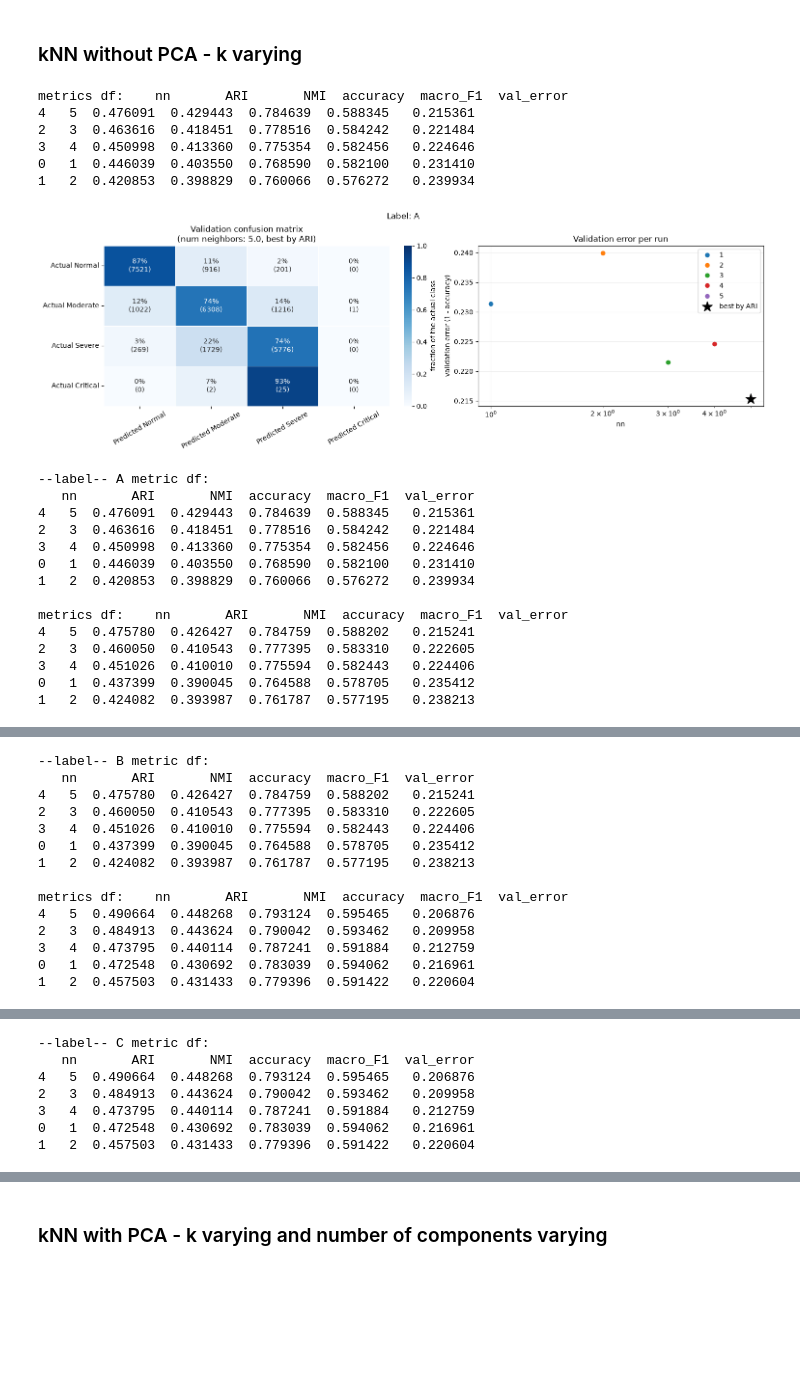
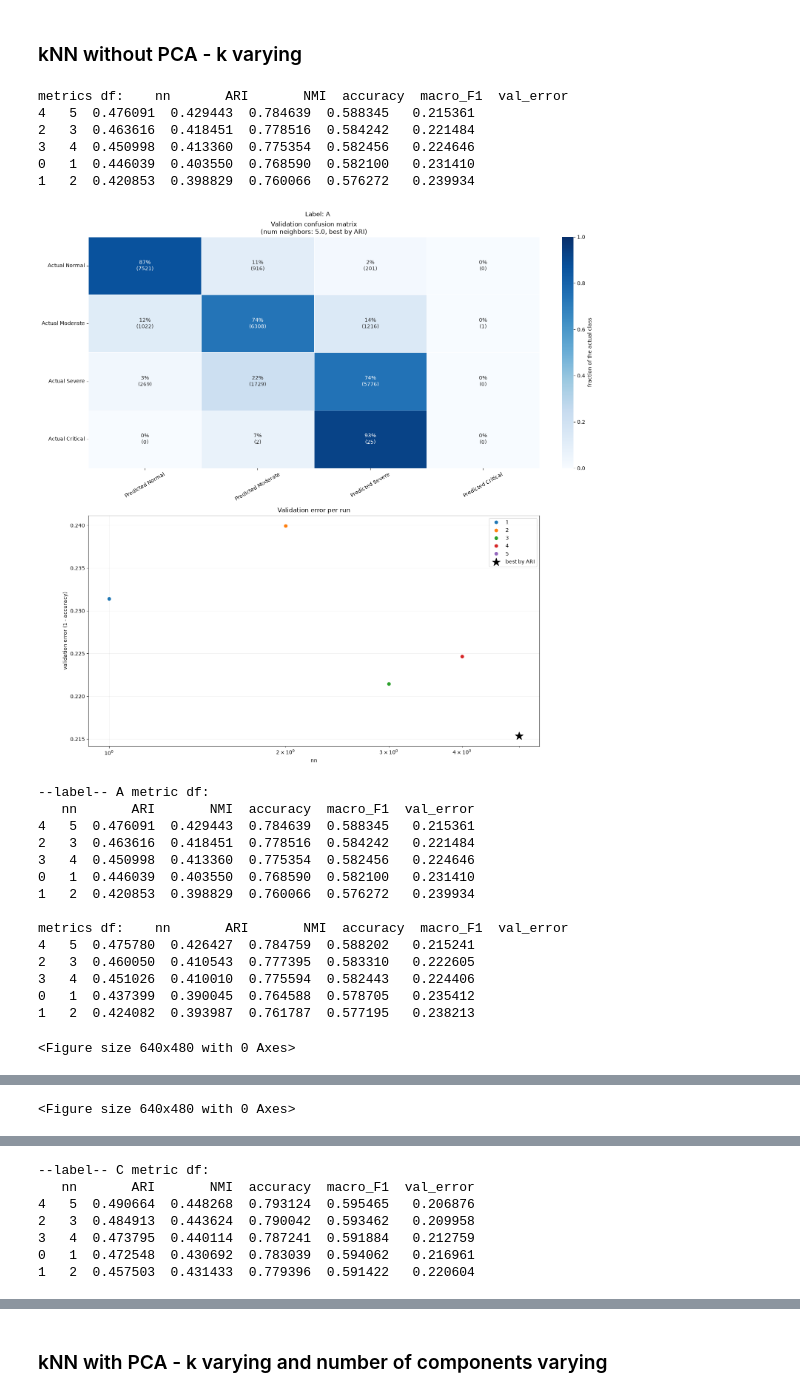
Before and after one commit to tobiasocula/Battery-Analysis-ML-DL, a Jupyter notebook: knn.ipynb, the cells around one changed output, grey strips where cells are left out. Cells and saved outputs as stored; diff of their text form; code cells hidden in the pictures; blank space fills up the shorter version.

```diff
--- a/knn.ipynb
+++ b/knn.ipynb
@@ -174,7 +174,7 @@ def run_for_features(use_features, label):
     annot = np.array([[f"{cm_frac[i, j]:.0%}\n({cm[i, j]})" for j in range(cm.shape[1])]
                         for i in range(cm.shape[0])])
 
-    fig, (ax_cm, ax_err) = plt.subplots(2, 1, figsize=(15, 5), layout="constrained")
+    fig, (ax_cm, ax_err) = plt.subplots(2, 1, figsize=(15, 15), layout="constrained")
     sns.heatmap(cm_frac, annot=annot, fmt="", cmap="Blues", vmin=0, vmax=1,
                 xticklabels=[f"Predicted {c}" for c in class_names],
                 yticklabels=[f"Actual {c}" for c in class_names],
@@ -187,34 +187,34 @@ def run_for_features(use_features, label):
 
     # validation error of every run
     for nn, g in metrics_df.groupby("nn"):
         ax_err.plot(g["nn"], g["val_error"], marker="o", label=nn, linestyle="none")
     ax_err.scatter([best["nn"]], [best["val_error"]], marker="*", s=250,
                     color="black", zorder=5, label=f"best by {optimize_metric}")
     ax_err.set_xscale("log")
     ax_err.set_xlabel("nn")
     ax_err.set_ylabel("validation error (1 - accuracy)")
     ax_err.set_title("Validation error per run")
     ax_err.grid(alpha=0.2)
     ax_err.legend()
 
     fig.suptitle(f"Label: {label}", fontsize=12)
     plt.show()
     plt.savefig(Path.cwd() / "images" / "knn" / f"set_{label}.png")
 
     return metrics_df
 
 all_metrics = {}
 for label, feature in zip(label_names, features):
     all_metrics[label] = run_for_features(feature, label)
     print('--label--', label, 'metric df:'); print(all_metrics[label]); print()
 # %% [output]
 metrics df:    nn       ARI       NMI  accuracy  macro_F1  val_error
 4   5  0.476091  0.429443  0.784639  0.588345   0.215361
 2   3  0.463616  0.418451  0.778516  0.584242   0.221484
 3   4  0.450998  0.413360  0.775354  0.582456   0.224646
 0   1  0.446039  0.403550  0.768590  0.582100   0.231410
 1   2  0.420853  0.398829  0.760066  0.576272   0.239934
-[figure, old version]
+[figure, new version]
 --label-- A metric df:
    nn       ARI       NMI  accuracy  macro_F1  val_error
 4   5  0.476091  0.429443  0.784639  0.588345   0.215361
@@ -229,3 +229,4 @@ metrics df:    nn       ARI       NMI  accuracy  macro_F1  val_error
 3   4  0.451026  0.410010  0.775594  0.582443   0.224406
 0   1  0.437399  0.390045  0.764588  0.578705   0.235412
 1   2  0.424082  0.393987  0.761787  0.577195   0.238213
+<Figure size 640x480 with 0 Axes>
@@ -233,14 +233,0 @@ metrics df:    nn       ARI       NMI  accuracy  macro_F1  val_error
---label-- B metric df:
-   nn       ARI       NMI  accuracy  macro_F1  val_error
-4   5  0.475780  0.426427  0.784759  0.588202   0.215241
-2   3  0.460050  0.410543  0.777395  0.583310   0.222605
-3   4  0.451026  0.410010  0.775594  0.582443   0.224406
-0   1  0.437399  0.390045  0.764588  0.578705   0.235412
-1   2  0.424082  0.393987  0.761787  0.577195   0.238213
-
-metrics df:    nn       ARI       NMI  accuracy  macro_F1  val_error
-4   5  0.490664  0.448268  0.793124  0.595465   0.206876
-2   3  0.484913  0.443624  0.790042  0.593462   0.209958
-3   4  0.473795  0.440114  0.787241  0.591884   0.212759
-0   1  0.472548  0.430692  0.783039  0.594062   0.216961
-1   2  0.457503  0.431433  0.779396  0.591422   0.220604
@@ -246,0 +248 @@ metrics df:    nn       ARI       NMI  accuracy  macro_F1  val_error
+<Figure size 640x480 with 0 Axes>
@@ -248,7 +250,7 @@ metrics df:    nn       ARI       NMI  accuracy  macro_F1  val_error
---label-- C metric df:
-   nn       ARI       NMI  accuracy  macro_F1  val_error
-4   5  0.490664  0.448268  0.793124  0.595465   0.206876
-2   3  0.484913  0.443624  0.790042  0.593462   0.209958
-3   4  0.473795  0.440114  0.787241  0.591884   0.212759
-0   1  0.472548  0.430692  0.783039  0.594062   0.216961
-1   2  0.457503  0.431433  0.779396  0.591422   0.220604
+--label-- C metric df:
+   nn       ARI       NMI  accuracy  macro_F1  val_error
+4   5  0.490664  0.448268  0.793124  0.595465   0.206876
+2   3  0.484913  0.443624  0.790042  0.593462   0.209958
+3   4  0.473795  0.440114  0.787241  0.591884   0.212759
+0   1  0.472548  0.430692  0.783039  0.594062   0.216961
+1   2  0.457503  0.431433  0.779396  0.591422   0.220604
```
Also changed, not shown: parts of 2 cells of this notebook, 17 other files.
